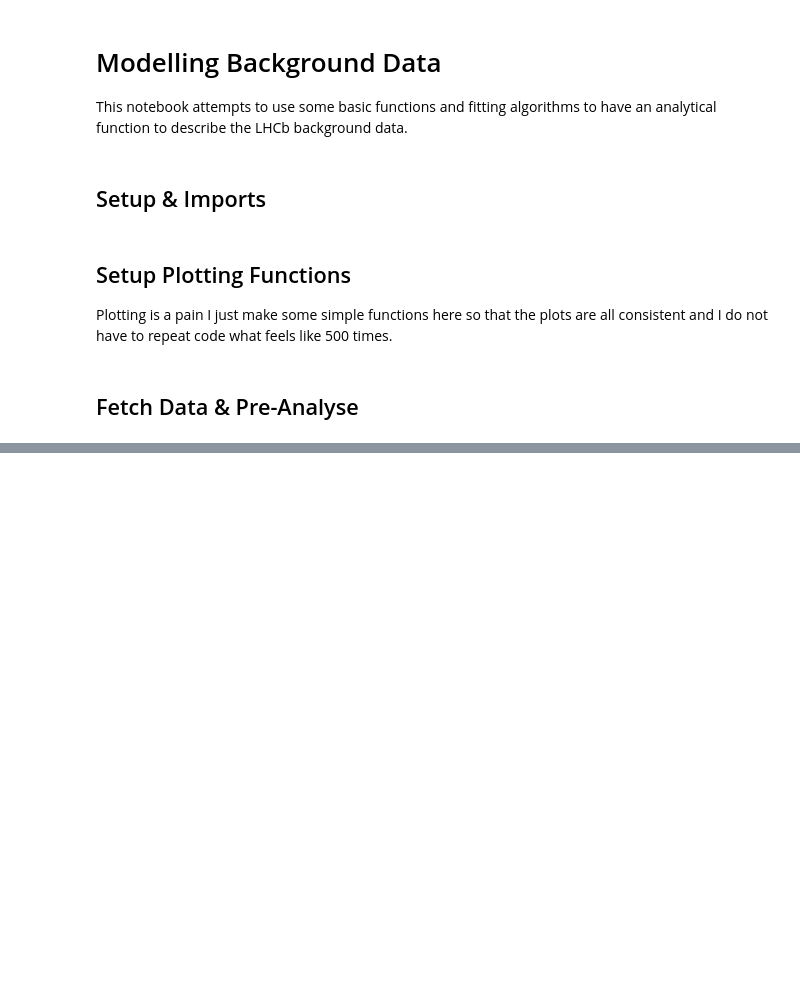
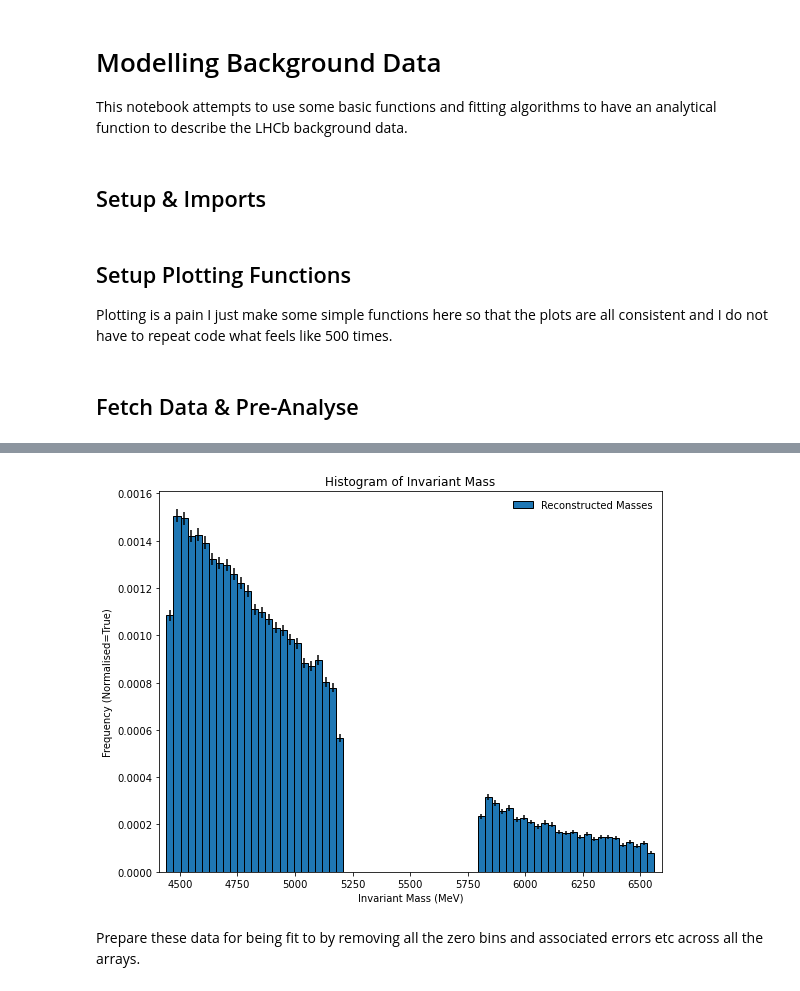
Before and after one commit to ChandlerKenworthy/Y4RareDecayProject, a Jupyter notebook: selection_criteria/ModelBackground.ipynb, the cells around one changed output, grey strips where cells are left out. Cells and saved outputs as stored; diff of their text form; code cells hidden in the pictures; blank space fills up the shorter version.

```diff
--- a/selection_criteria/ModelBackground.ipynb
+++ b/selection_criteria/ModelBackground.ipynb
@@ -87,0 +79,14 @@ b = hist_with_errors(cdf, label='Invariant masses', bin_space=dat[1], figsize=(9
+# %%
+# Find the start and ends of the bins where there is actually data so we can set an appropriate x-lim
+first_non_zero = (first_cut_hist[0] != 0).argmax(axis=0) - 1
+# Apply a mask where all zeros are False and rest is true
+last_non_zero = first_cut_hist[0].shape[0] - (np.flip((first_cut_hist[0]!=0)).argmax(axis=0) - 1)
+# Reverse the array, find the first occurence and subtract from the length of the array
+lower_plot_lim, upper_plot_lim = first_cut_hist[2][first_non_zero], first_cut_hist[2][last_non_zero]
+# The actual energies are the indices from the bin-space, given by b[2]
+# %%
+first_cut_hist = hist_with_errors(cdf, label='Reconstructed Masses', bin_space=dat[2], zoom=(lower_plot_lim, upper_plot_lim), figsize=(9, 7))
+# %% [output]
+[figure, added]
+# %% [markdown]
+Prepare these data for being fit to by removing all the zero bins and associated errors etc across all the arrays.
```
Also changed, not shown: parts of 9 cells of this notebook, 1 other file.
